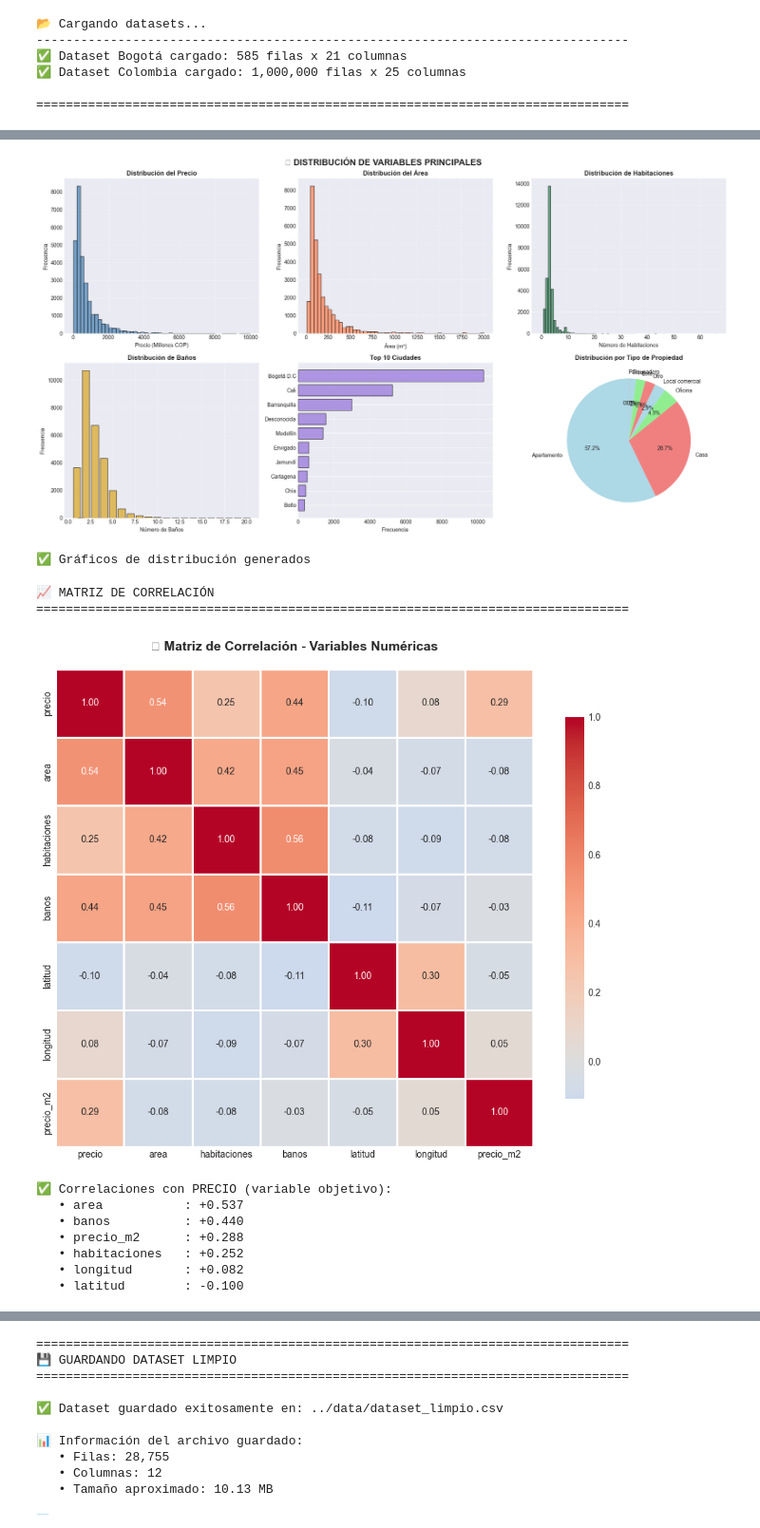
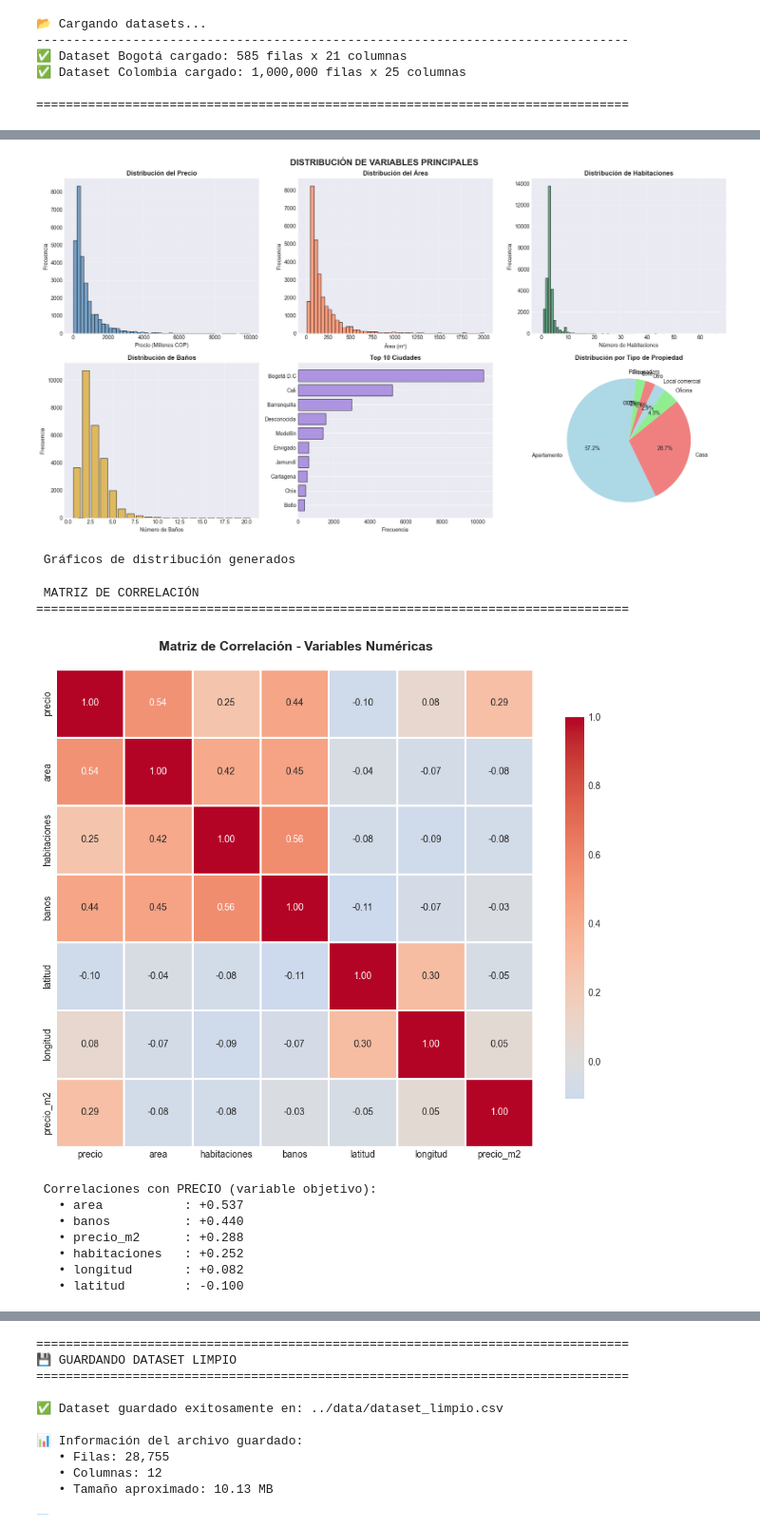
Before and after one commit to Isa-Idarraga/sales-predictor, a Jupyter notebook: notebooks/analisis.ipynb, the cells around one changed output, grey strips where cells are left out. Shown at 95% size. Cells and saved outputs as stored; diff of their text form; code cells hidden in the pictures.

```diff
--- a/notebooks/analisis.ipynb
+++ b/notebooks/analisis.ipynb
@@ -1098,7 +883,7 @@ Visualizaciones para entender la distribución y relaciones entre variables
 # %%
 # Gráficos de distribución de variables principales
 fig, axes = plt.subplots(2, 3, figsize=(18, 10))
-fig.suptitle('📊 DISTRIBUCIÓN DE VARIABLES PRINCIPALES', fontsize=16, fontweight='bold')
+fig.suptitle(' DISTRIBUCIÓN DE VARIABLES PRINCIPALES', fontsize=16, fontweight='bold')
 
 # 1. Distribución del precio
 axes[0, 0].hist(df_final['precio']/1_000_000, bins=50, color='steelblue', edgecolor='black', alpha=0.7)
@@ -1148,37 +933,37 @@ axes[1, 2].set_title('Distribución por Tipo de Propiedad', fontweight='bold')
 plt.tight_layout()
 plt.show()
 
-print("✅ Gráficos de distribución generados")
+print(" Gráficos de distribución generados")
 # %% [output]
 [figure]
-✅ Gráficos de distribución generados
+ Gráficos de distribución generados
 # %%
 # Matriz de correlación entre variables numéricas
-print("\n📈 MATRIZ DE CORRELACIÓN")
+print("\n MATRIZ DE CORRELACIÓN")
 print("="*80)
 
 # Seleccionar solo variables numéricas
 vars_numericas = ['precio', 'area', 'habitaciones', 'banos', 'latitud', 'longitud', 'precio_m2']
 df_corr = df_final[vars_numericas].corr()
 
 # Crear heatmap
 plt.figure(figsize=(10, 8))
 sns.heatmap(df_corr, annot=True, fmt='.2f', cmap='coolwarm', center=0,
             square=True, linewidths=1, cbar_kws={"shrink": 0.8})
-plt.title('🔥 Matriz de Correlación - Variables Numéricas', fontsize=14, fontweight='bold', pad=20)
+plt.title(' Matriz de Correlación - Variables Numéricas', fontsize=14, fontweight='bold', pad=20)
 plt.tight_layout()
 plt.show()
 
-print("\n✅ Correlaciones con PRECIO (variable objetivo):")
+print("\n Correlaciones con PRECIO (variable objetivo):")
 correlaciones_precio = df_corr['precio'].sort_values(ascending=False)
 for var, corr in correlaciones_precio.items():
     if var != 'precio':
         print(f"   • {var:15s}: {corr:+.3f}")
 # %% [output]
-📈 MATRIZ DE CORRELACIÓN
+ MATRIZ DE CORRELACIÓN
 ================================================================================
-[figure, old version]
+[figure, new version]
-✅ Correlaciones con PRECIO (variable objetivo):
+ Correlaciones con PRECIO (variable objetivo):
    • area           : +0.537
    • banos          : +0.440
    • precio_m2      : +0.288
```
Also changed, not shown: parts of 46 cells of this notebook, 6 other files.
